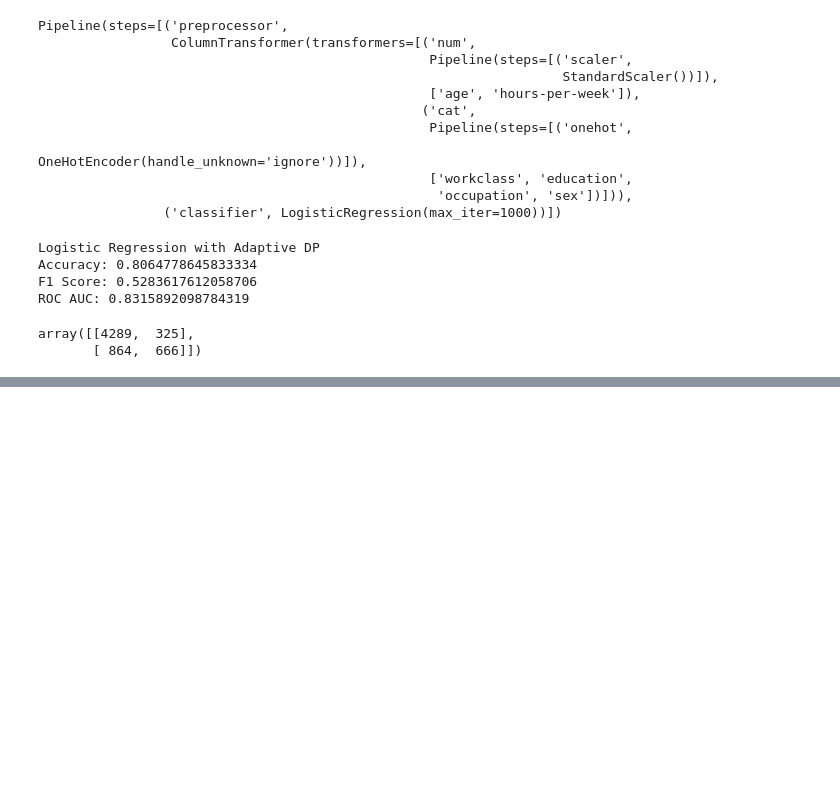
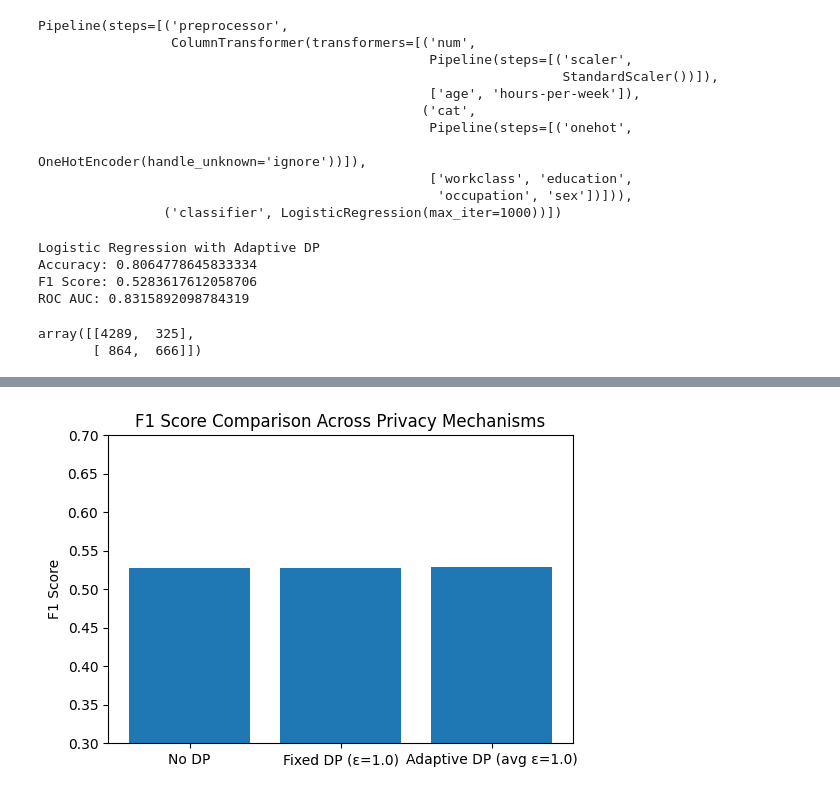
Before and after one commit to shatakshi-tech/adaptive-dp-data-science, a Jupyter notebook: notebook/Adaptive_Differential_Privacy_for_Data_Science.ipynb, the cells around one changed output, grey strips where cells are left out. Saved outputs shown, nothing was run; the diff lists cells and outputs as text; code cells hidden in the pictures; blank space fills up the shorter version.

```diff
--- a/notebook/Adaptive_Differential_Privacy_for_Data_Science.ipynb
+++ b/notebook/Adaptive_Differential_Privacy_for_Data_Science.ipynb
@@ -637,0 +676,10 @@ array([[4289,  325],
+# %%
+plt.figure(figsize=(6,4))
+plt.bar(results_df["Method"], results_df["F1 Score"])
+plt.ylabel("F1 Score")
+plt.title("F1 Score Comparison Across Privacy Mechanisms")
+plt.ylim(0.3, 0.7)
+plt.savefig("F1 Score Comparison Across Privacy Mechanisms.png")
+plt.show()
+# %% [output]
+[figure, added]
```
Also changed, not shown: parts of 8 cells of this notebook, 1 other file.
